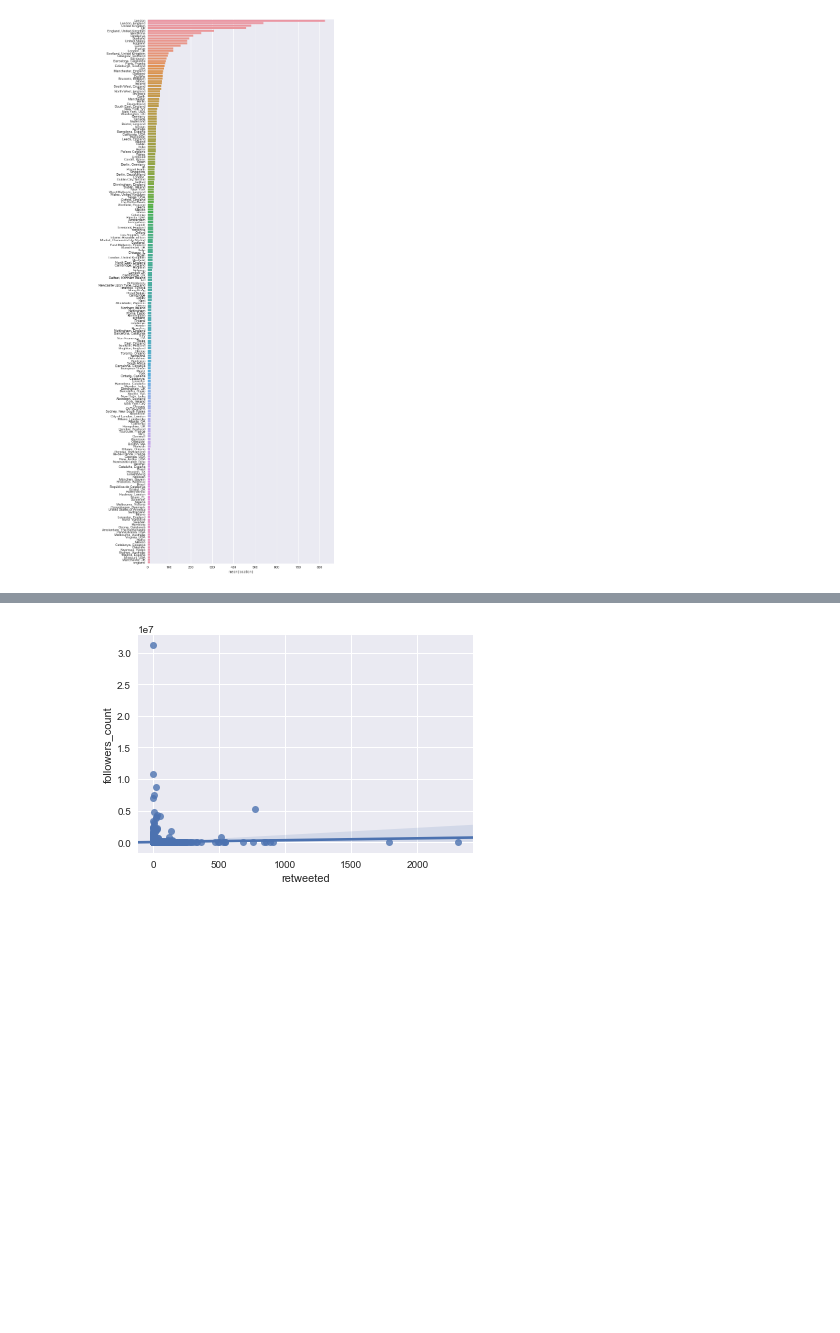
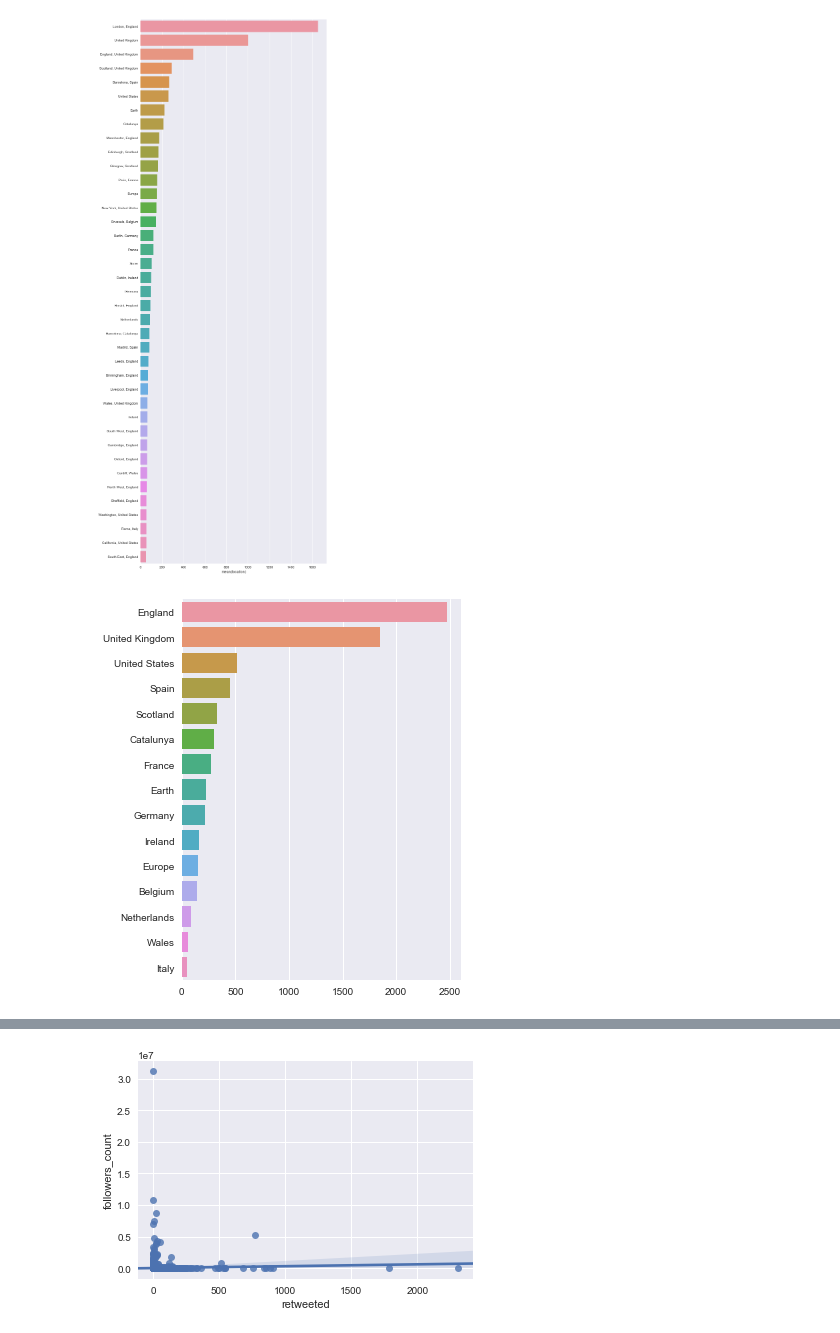
Before and after one commit to FinnIckler/Brexit-Exhibition-Talbot-Rice-Gallery, a Jupyter notebook: Assignment_3_ALL.ipynb, the cells around one changed output, grey strips where cells are left out. Cells and saved outputs as stored; diff of their text form; code cells hidden in the pictures; blank space fills up the shorter version.

```diff
--- a/Assignment_3_ALL.ipynb
+++ b/Assignment_3_ALL.ipynb
@@ -102,0 +79,11 @@ df_locations = pd.DataFrame(locations)
+# %%
+sig_users = location_data[location_data['location'].isin(sig_locations.index)]
+# %%
+countries = []
+for location in sig_users['location']:
+    if "," in location:
+        _,country = location.split(',')
+        countries.append(country[1:])
+    else:
+        countries.append(location)
+sig_users['country'] = countries
@@ -103,12 +135,35 @@ df_locations = pd.DataFrame(locations)
 # %%
 fig, ax = plt.subplots()
 fig.set_size_inches(10, 30)
-sns.barplot(y=df_locations[df_locations['location'] > 10].index,x=df_locations[df_locations['location'] > 10]['location'],ax=ax)
+sns.barplot(y=sig_locations.index,x=sig_locations['location'],ax=ax)
 for tick in ax.get_yticklabels():
     tick.set_rotation(0)
 plt.show()
 # %% [output]
-[figure, old version]
+[figure, new version]
+# %%
+#Countries only:
+country_locations = {}
+for k,v in sig_locations.iterrows():
+    if "," in k:
+        city, country = k.split(',')
+        if not country[1:] in country_locations.keys():
+            country_locations[country[1:]] = v['location']
+        else:
+            country_locations[country[1:]] += v['location']
+    else:
+        if not k in country_locations.keys():
+            country_locations[k] = v['location']
+        else:
+            country_locations[k] += v['location']
+# %%
+country_locations_df = pd.DataFrame(pd.Series(country_locations))[0].sort_values(ascending=False)
+fig, ax = plt.subplots()
+fig.set_size_inches(5, 7)
+sns.barplot(y=country_locations_df.index,x=country_locations_df.values,ax=ax)
+plt.show()
+# %% [output]
+[figure, added]
 # %%
 sub_locations = df_locations[df_locations['location'].index.str.contains(',')]
 # %%
```
Also changed, not shown: parts of 14 cells of this notebook, 3 other files.
